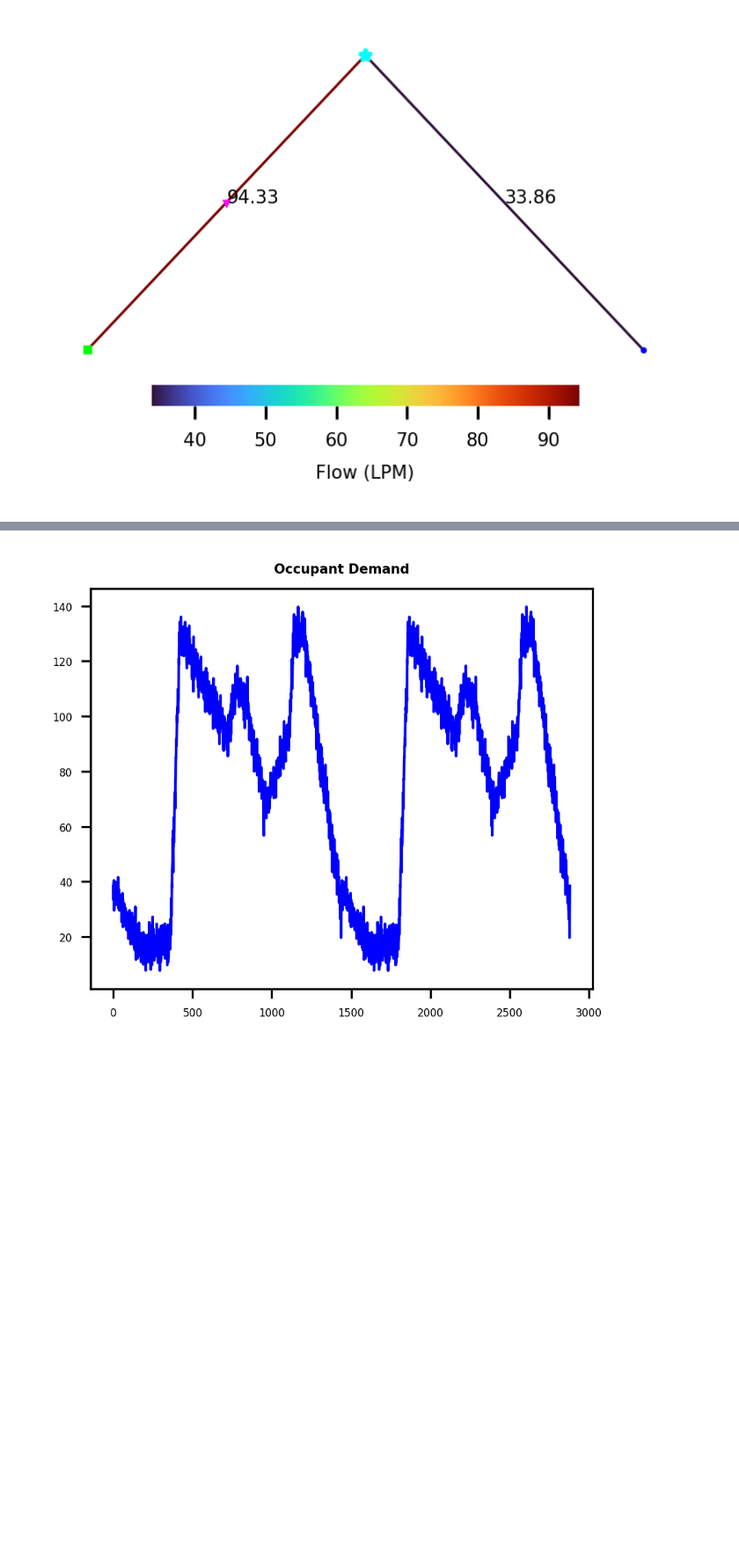
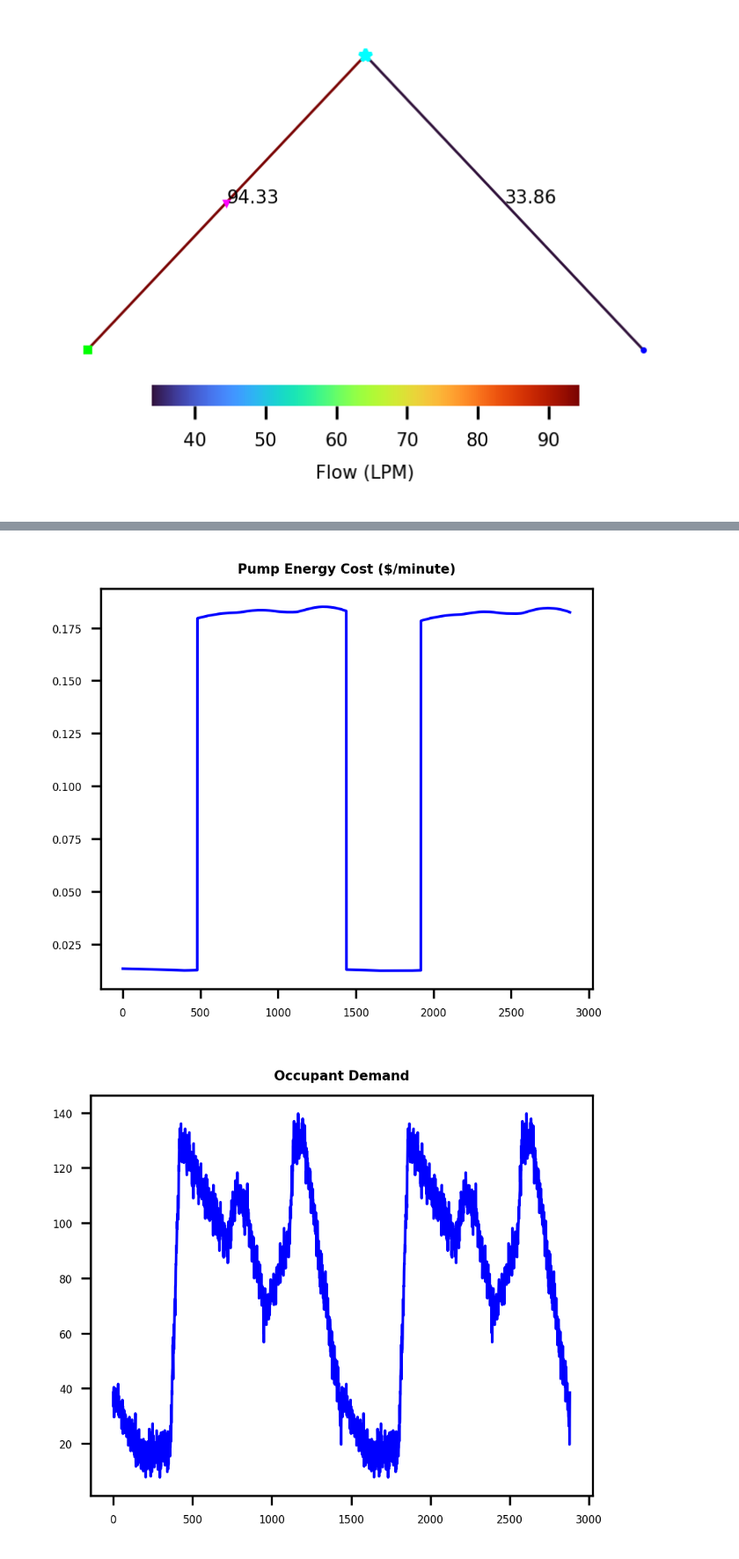
Before and after one commit to maxdumas/engineering-smart-cities-final-project, a Jupyter notebook: notebooks/simulate_epanet.ipynb, the cells around one changed output, grey strips where cells are left out. Shown at 88% size. Cells and saved outputs as stored; diff of their text form; code cells hidden in the pictures; blank space fills up the shorter version.

```diff
--- a/notebooks/simulate_epanet.ipynb
+++ b/notebooks/simulate_epanet.ipynb
@@ -75,3 +89,7 @@ _ = d.plot(flow=F[48], flow_text=True)
+# %%
+d.plot_ts(Y=np.array(E[:-2]) * np.concatenate((all_rates, all_rates), axis=None), title="Pump Energy Cost ($/minute)", marker=False)
+# %% [output]
+[figure, added]
 # %%
 d.plot_ts(Y=np.array(F)[:, 0], title="Occupant Demand", marker=False)
 # %% [output]
```
Also changed, not shown: parts of 4 cells of this notebook.
